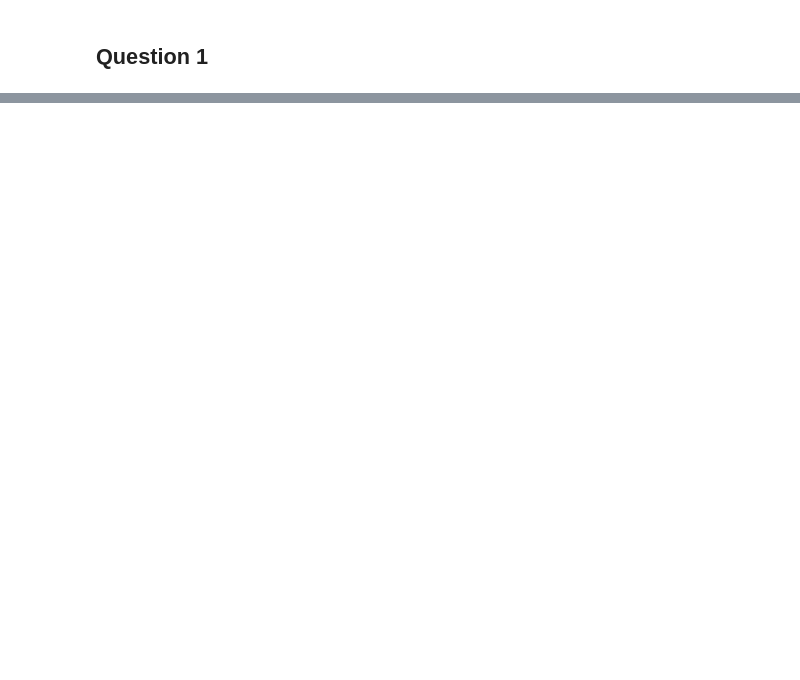
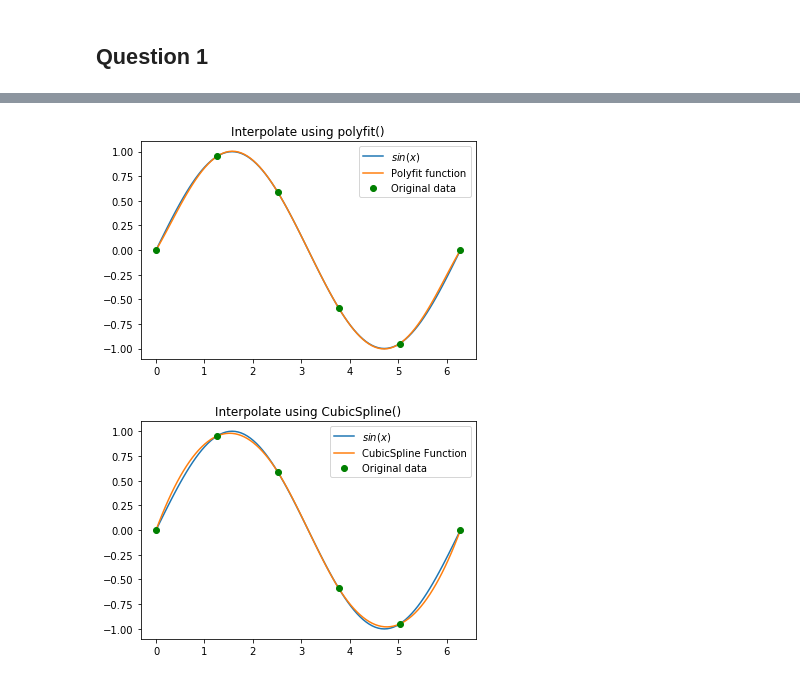
Before and after one commit to Niels-Clayton/Uni-Notes-Second-Year, a Jupyter notebook: Tri 2/MATH 245/Assignment 3/MATH 245 Project 3.ipynb, the cells around one changed output, grey strips where cells are left out. Cells and saved outputs as stored; diff of their text form; code cells hidden in the pictures; blank space fills up the shorter version.

```diff
--- a/Tri 2/MATH 245/Assignment 3/MATH 245 Project 3.ipynb
+++ b/Tri 2/MATH 245/Assignment 3/MATH 245 Project 3.ipynb
@@ -28,0 +91,29 @@ Write a summary of your most important findings
+# %%
+# polyfit
+
+y = np.sin(x)
+coefficients = np.polyfit(x, y, 5)
+y2 = np.polyval(coefficients, z)
+plt.plot(z, np.sin(z), label='$sin(x)$')
+plt.plot(z, y2, label='Polyfit function')
+plt.plot(x, y, 'go', label='Original data')
+plt.title('Interpolate using polyfit()')
+plt.legend()
+plt.show()
+
+
+
+# cubic spline
+
+
+polynomial = sci.CubicSpline(x,y)
+y3 = polynomial(z)
+plt.plot(z, np.sin(z), label='$sin(x)$')
+plt.plot(z, y3, label='CubicSpline Function')
+plt.plot(x, y, 'go', label='Original data')
+plt.title('Interpolate using CubicSpline()')
+plt.legend()
+plt.show()
+# %% [output]
+[figure, added]
+[figure, added]
```
Also changed, not shown: parts of 34 cells of this notebook, 1 other file.
